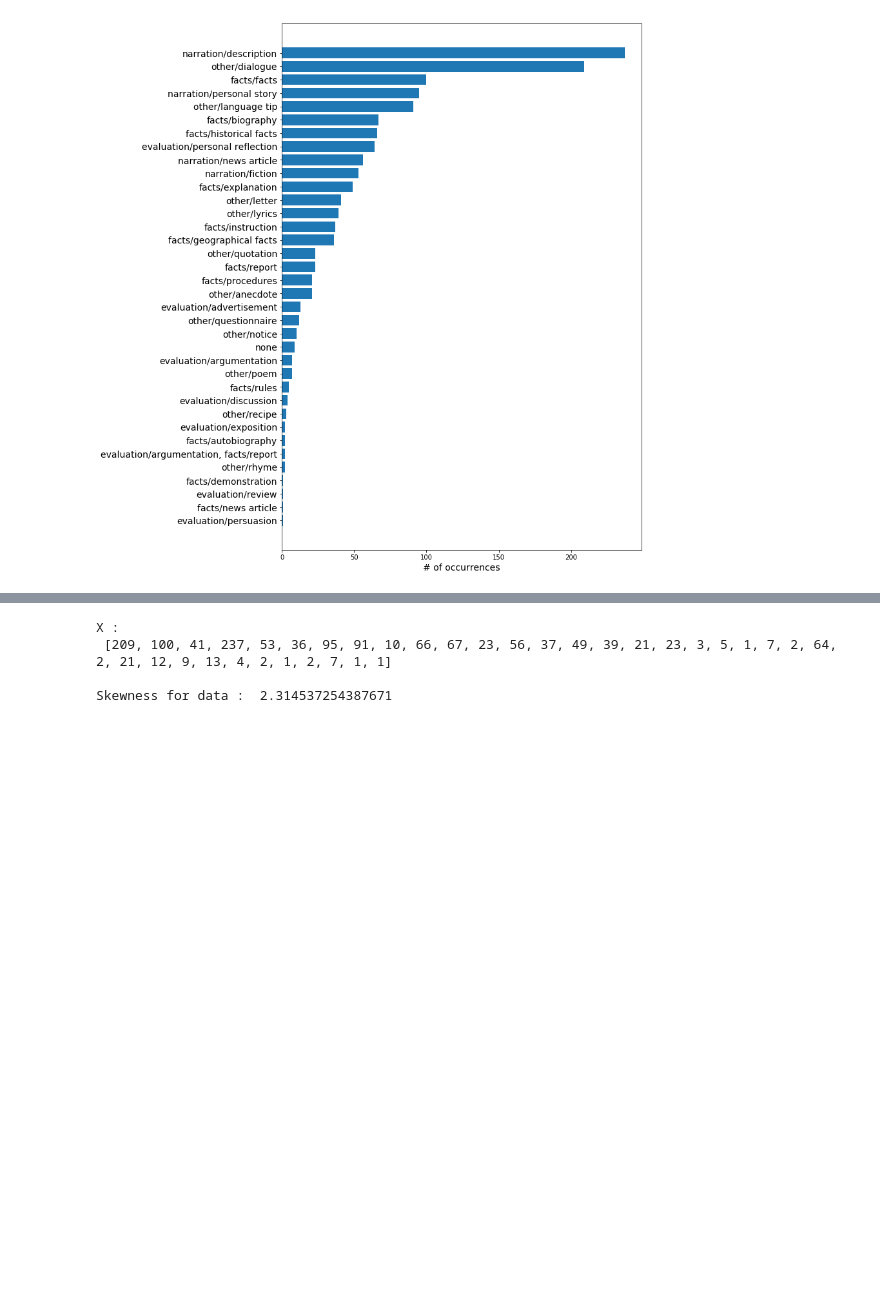
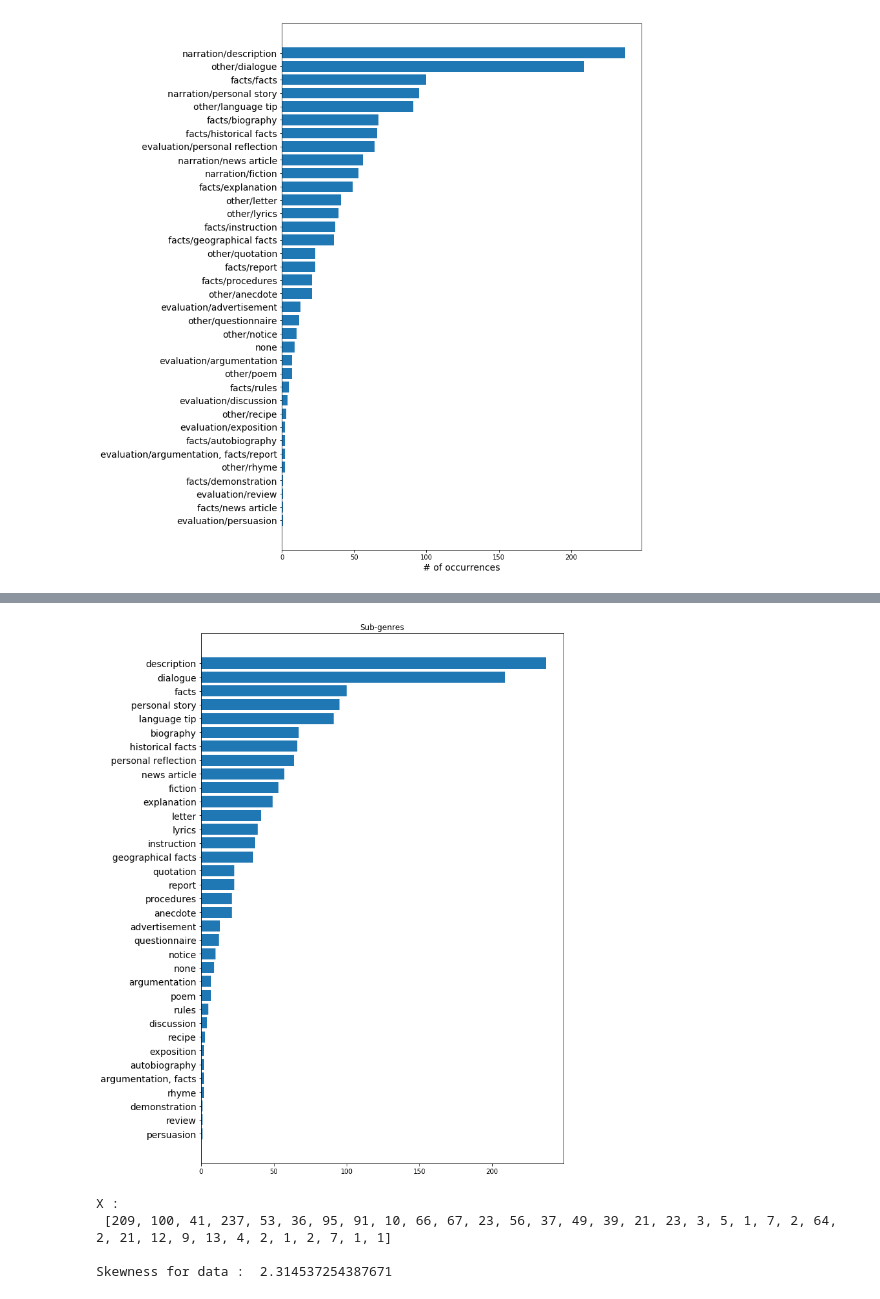
Before and after one commit to eliyetres/lt2314-project, a Jupyter notebook: code/Multi-label text genre classification.ipynb, the cells around one changed output, grey strips where cells are left out. Cells and saved outputs as stored; diff of their text form; code cells hidden in the pictures; blank space fills up the shorter version.

```diff
--- a/code/Multi-label text genre classification.ipynb
+++ b/code/Multi-label text genre classification.ipynb
@@ -340,3 +225,25 @@ plt.show()
+# %%
+import matplotlib.pyplot as plt
+import numpy as np
+%matplotlib inline
+sub_categories ={k: v for k, v in sorted(sub_cat.items(), reverse=True, key=lambda item: item[1])}
+
+fig, ax = plt.subplots(figsize=(10,15))
+ax.figsize=(30,30)
+
+genre_types = list(sub_categories.keys())
+y_pos = np.arange(len(genre_types))
+performance = list(sub_categories.values())
+
+ax.barh(y_pos, performance, align='center')
+ax.set_yticks(y_pos)
+ax.set_yticklabels(genre_types, fontsize=14)
+ax.invert_yaxis()  # labels read top-to-bottom
+ax.set_title("Sub-genres")
+
+plt.show()
+# %% [output]
+[figure, added]
 # %%
 from scipy.stats import skew
 import numpy as np
```
Also changed, not shown: parts of 51 cells of this notebook.
